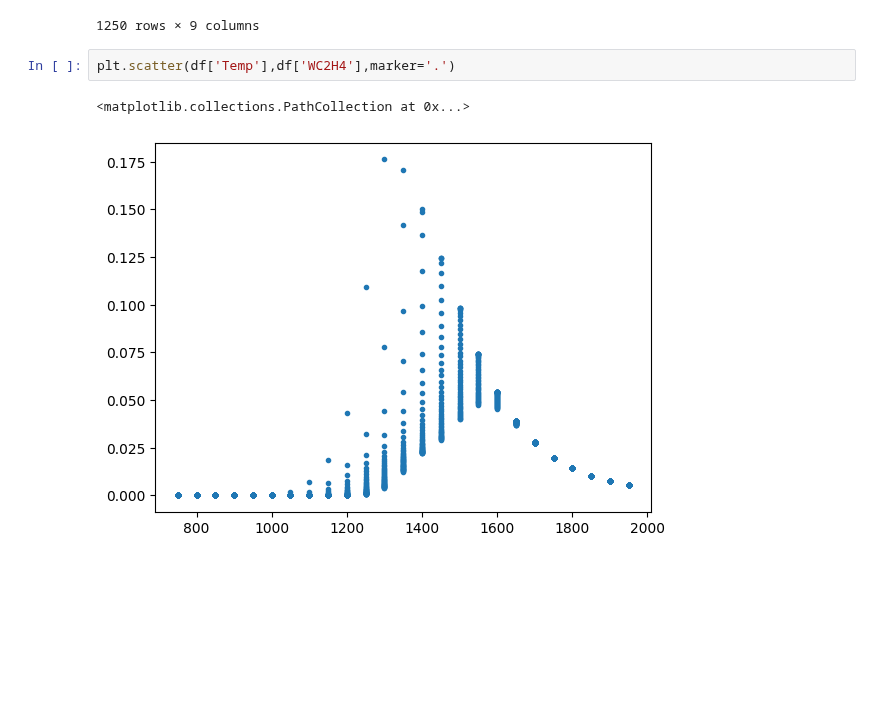
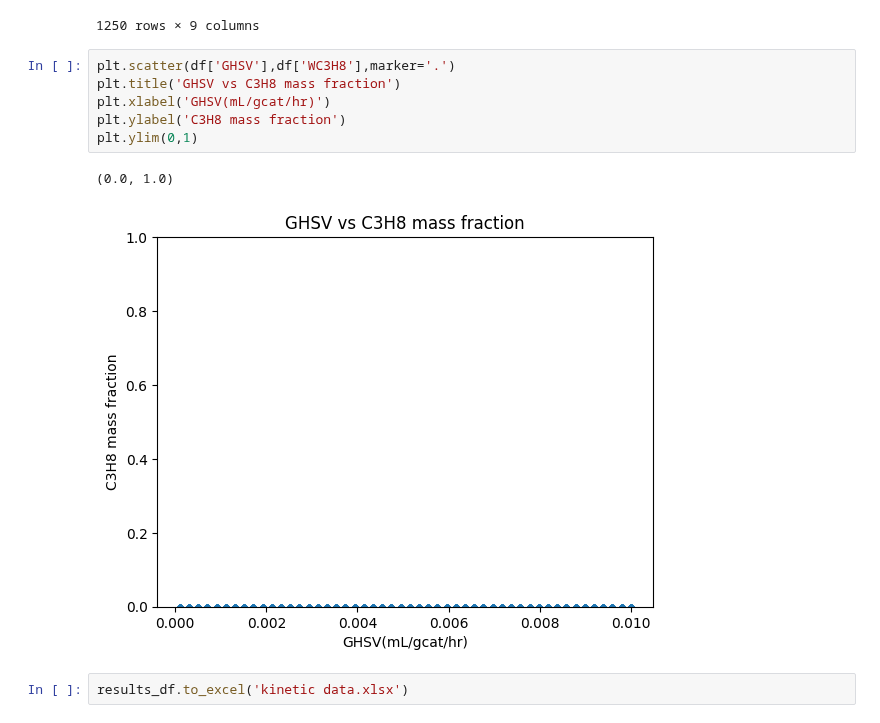
Before and after one commit to 100sjun/repos_python, a Jupyter notebook: Project/Electrified Reactor/Reaction mechanisms/GRI_3.0_kinetic data.ipynb, the cells around one changed output. Drawn from its saved outputs; the diff is of its cells as text; blank space fills up the shorter version.

```diff
--- a/Project/Electrified Reactor/Reaction mechanisms/GRI_3.0_kinetic data.ipynb
+++ b/Project/Electrified Reactor/Reaction mechanisms/GRI_3.0_kinetic data.ipynb
@@ -126,8 +126,14 @@ display(results_df)
 | 1248 | 1950.0 | 0.009798 | 1.611016e-06 | 0.012243 | 1.855763e-01 | 7.958978e-01 | 5.672439e-03 | 3.234367e-06 | 1.297482e-09 |
 | 1249 | 1950.0 | 0.010000 | 1.644236e-06 | 0.012243 | 1.855763e-01 | 7.958978e-01 | 5.672439e-03 | 3.234367e-06 | 1.297481e-09 |
 1250 rows × 9 columns
-# %%
-plt.scatter(df['Temp'],df['WC2H4'],marker='.')
-# %% [output]
-<matplotlib.collections.PathCollection at 0x...>
-[figure, removed]
+# %%
+plt.scatter(df['GHSV'],df['WC3H8'],marker='.')
+plt.title('GHSV vs C3H8 mass fraction')
+plt.xlabel('GHSV(mL/gcat/hr)')
+plt.ylabel('C3H8 mass fraction')
+plt.ylim(0,1)
+# %% [output]
+(0.0, 1.0)
+[figure, added]
+# %%
+results_df.to_excel('kinetic data.xlsx')
```
Also changed, not shown: 9 other files.
